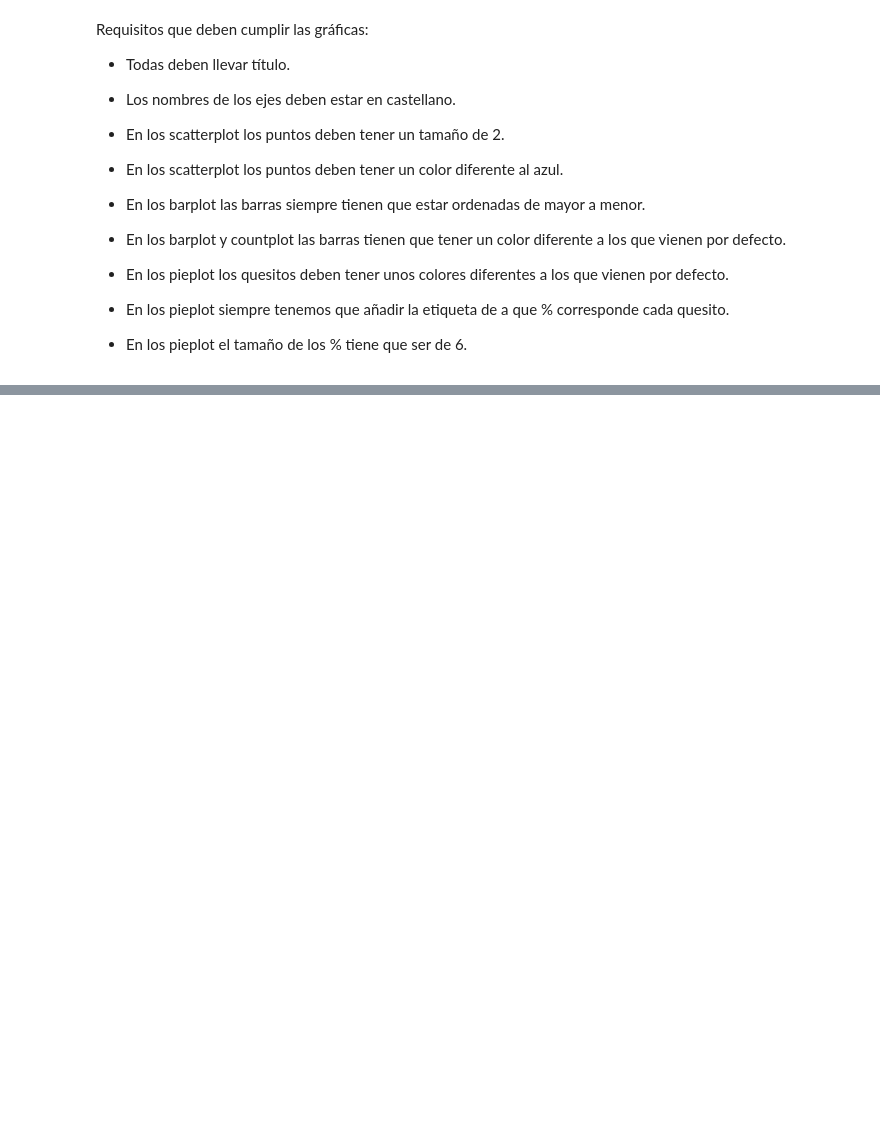
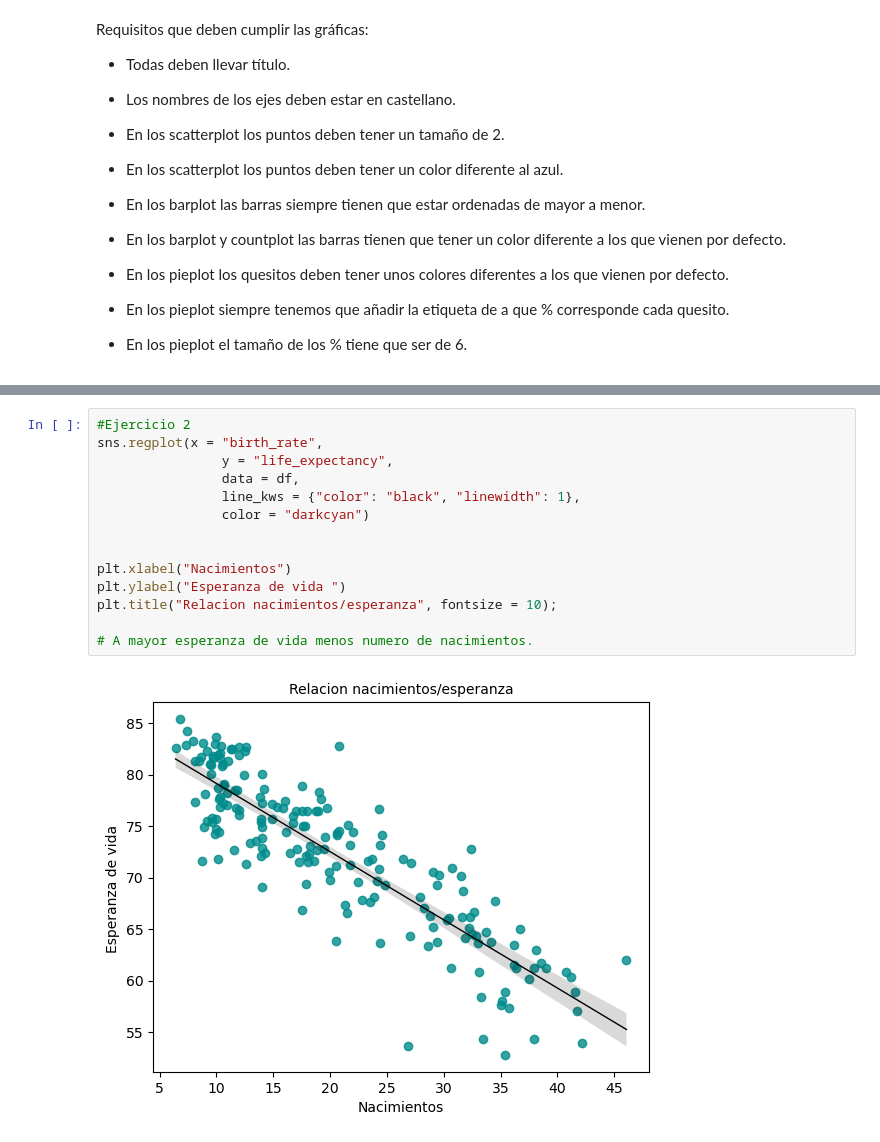
Before and after one commit to rebeca-enma/promoG-modulo3-sprint1-pairprogramming-Rebeca-Raquel, a Jupyter notebook: pair_visualizacion.ipynb, the cells around one changed output, grey strips where cells are left out. Saved outputs shown, nothing was run; the diff lists cells and outputs as text; blank space fills up the shorter version.

```diff
--- a/pair_visualizacion.ipynb
+++ b/pair_visualizacion.ipynb
@@ -74,0 +102,16 @@ Requisitos que deben cumplir las gráficas:
+# %%
+#Ejercicio 2
+sns.regplot(x = "birth_rate",
+                y = "life_expectancy",
+                data = df,
+                line_kws = {"color": "black", "linewidth": 1},
+                color = "darkcyan")
+
+
+plt.xlabel("Nacimientos")
+plt.ylabel("Esperanza de vida ")
+plt.title("Relacion nacimientos/esperanza", fontsize = 10);
+
+# A mayor esperanza de vida menos numero de nacimientos.
+# %% [output]
+[figure, added]
```
Also changed, not shown: parts of 16 cells of this notebook.
